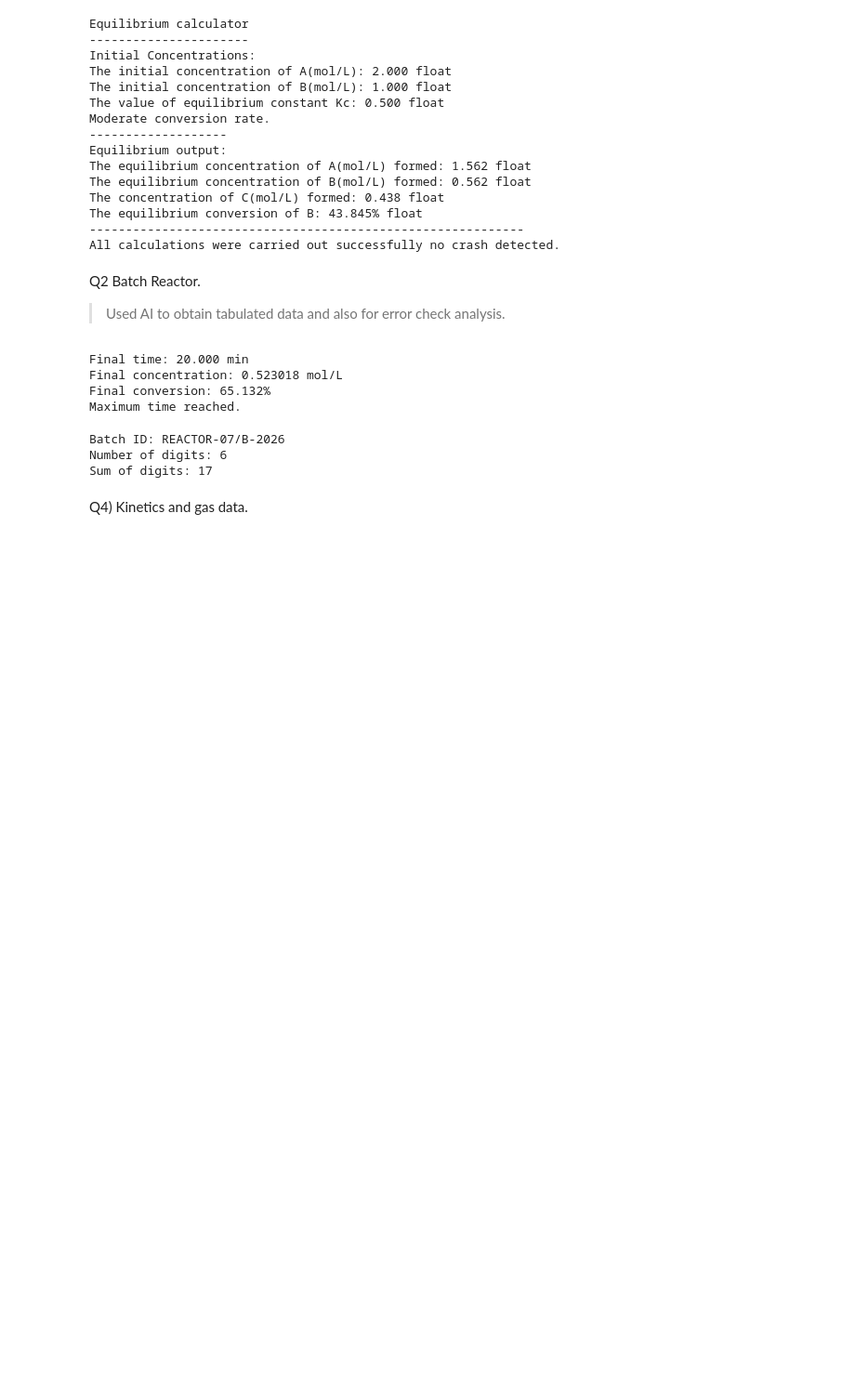
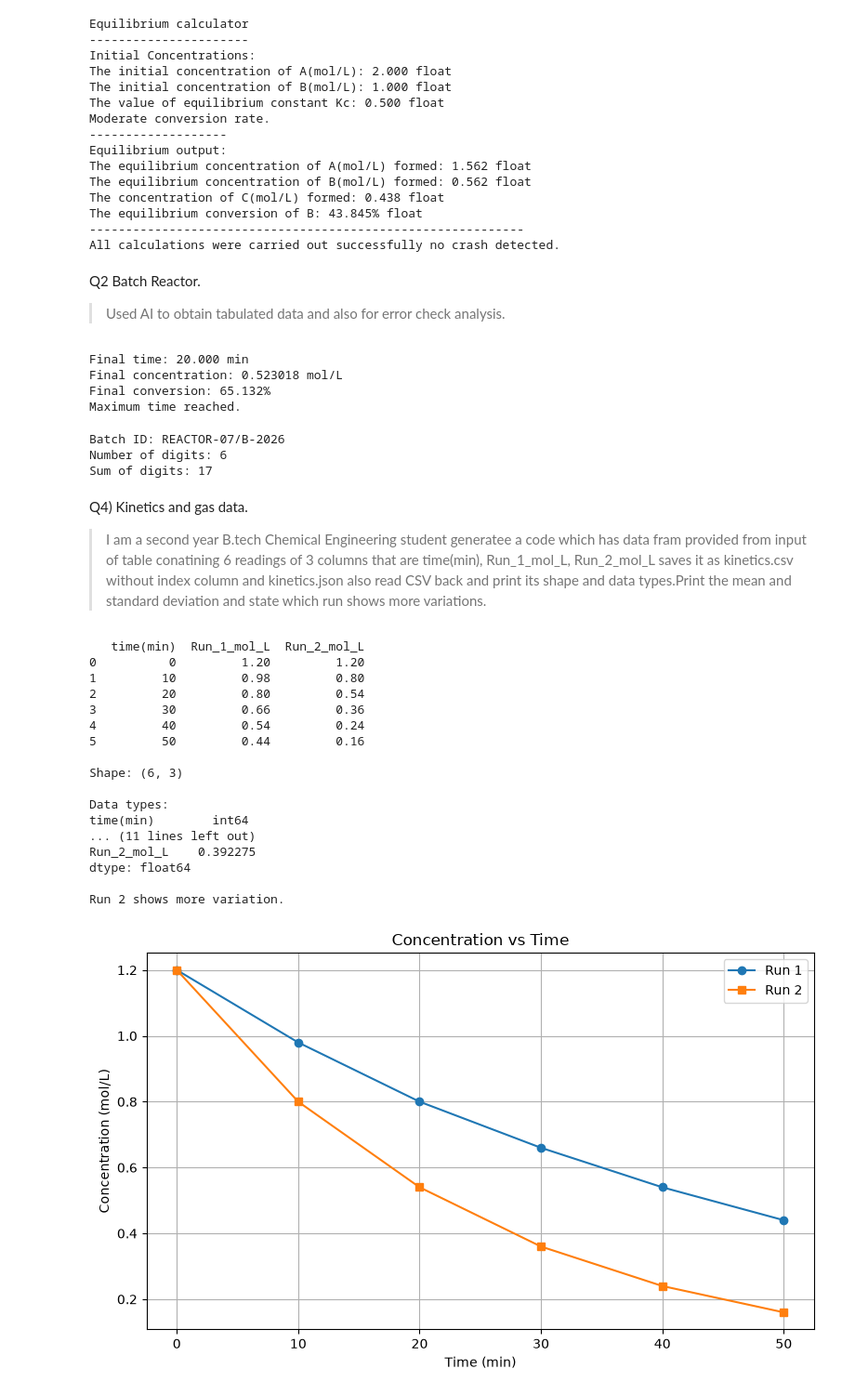
Before and after one commit to Chitranjank-max/CP_Practical, a Jupyter notebook: 20251001034_SetB.ipynb, the cells around one changed output. Shown at 93% size. Drawn from its saved outputs; the diff is of its cells as text; code cells hidden in the pictures; blank space fills up the shorter version.

Commit message:
Add kinetics data in CSV and JSON formats
- Created kinetics.csv containing time and concentration data for two runs.
- Created kinetics.json with the same data structured in JSON format.

```diff
--- a/20251001034_SetB.ipynb
+++ b/20251001034_SetB.ipynb
@@ -151,3 +151,67 @@ Number of digits: 6
 Sum of digits: 17
 # %% [markdown]
 Q4) Kinetics and gas data.
+>I am a second year B.tech Chemical Engineering student generatee a code which has data fram provided from input of table conatining  6 readings of 3 columns that are time(min), Run_1_mol_L, Run_2_mol_L saves it as kinetics.csv without index column and kinetics.json also read CSV back and print its shape and data types.Print the mean and standard deviation and state which run shows more variations.
+# %%
+import pandas as pd
+import matplotlib.pyplot as plt
+
+df = pd.DataFrame({
+    "time(min)": [0, 10, 20, 30, 40, 50],
+    "Run_1_mol_L": [1.20, 0.98, 0.80, 0.66, 0.54, 0.44],
+    "Run_2_mol_L": [1.20, 0.80, 0.54, 0.36, 0.24, 0.16]
+})
+
+# Save both files
+df.to_csv("kinetics.csv", index=False)
+df.to_json("kinetics.json", orient="records", indent=2)
+
+# Read the CSV back and inspect it
+data = pd.read_csv("kinetics.csv")
+print(data)
+print("\nShape:", data.shape)
+print("\nData types:")
+print(data.dtypes)
+
+# Calculate run statistics
+runs = ["Run_1_mol_L", "Run_2_mol_L"]
+print("\nMean concentrations:")
+print(data[runs].mean())
+print("\nSample standard deviations:")
+print(data[runs].std())
+
+if data["Run_1_mol_L"].std() > data["Run_2_mol_L"].std():
+    print("\nRun 1 shows more variation.")
+else:
+    print("\nRun 2 shows more variation.")
+
+# Plot both runs
+plt.figure(figsize=(8, 5))
+plt.plot(data["time(min)"], data["Run_1_mol_L"], marker="o", label="Run 1")
+plt.plot(data["time(min)"], data["Run_2_mol_L"], marker="s", label="Run 2")
+plt.title("Concentration vs Time")
+plt.xlabel("Time (min)")
+plt.ylabel("Concentration (mol/L)")
+plt.legend()
+plt.grid(True)
+plt.tight_layout()
+plt.show()
+# %% [output]
+   time(min)  Run_1_mol_L  Run_2_mol_L
+0          0         1.20         1.20
+1         10         0.98         0.80
+2         20         0.80         0.54
+3         30         0.66         0.36
+4         40         0.54         0.24
+5         50         0.44         0.16
+
+Shape: (6, 3)
+
+Data types:
+time(min)        int64
+... (11 lines left out)
+Run_2_mol_L    0.392275
+dtype: float64
+
+Run 2 shows more variation.
+[figure, added]
```
Also changed, not shown: parts of 1 cell of this notebook, 2 other files.
